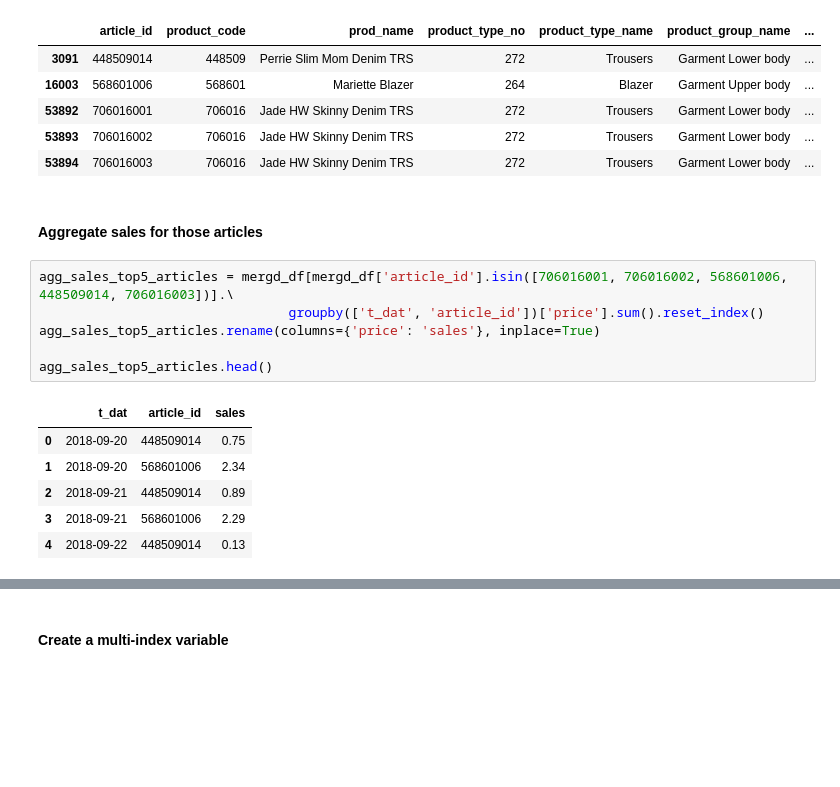
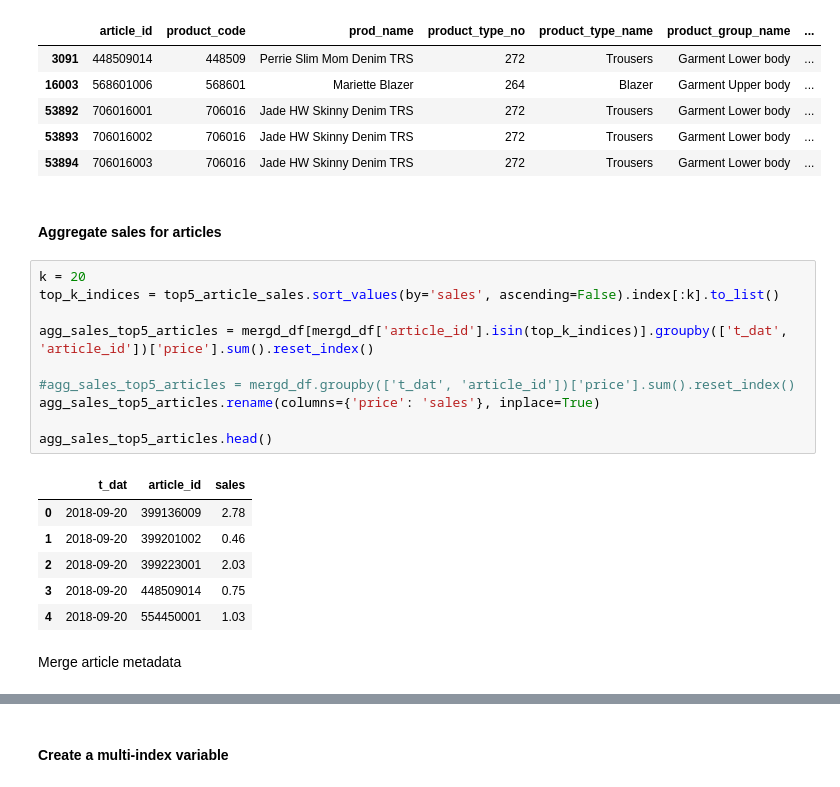
Before and after one commit to VishalRepos/personalized-fashion-recommendations, a Jupyter notebook: experiment/Chinthalanka/uom23dmmscg04-239375e-sales-forecasting.ipynb, the cells around one changed output, grey strips where cells are left out. Drawn from its saved outputs; the diff is of its cells as text; blank space fills up the shorter version.

```diff
--- a/experiment/Chinthalanka/uom23dmmscg04-239375e-sales-forecasting.ipynb
+++ b/experiment/Chinthalanka/uom23dmmscg04-239375e-sales-forecasting.ipynb
@@ -185,17 +185,23 @@ artcls_df[artcls_df['article_id'].isin([706016001, 706016002, 568601006, 4485090
 | 53893 | 706016002 | 706016 | Jade HW Skinny Denim TRS | 272 | Trousers | Garment Lower body | ... |
 | 53894 | 706016003 | 706016 | Jade HW Skinny Denim TRS | 272 | Trousers | Garment Lower body | ... |
 # %% [markdown]
-#### Aggregate sales for those articles
+#### Aggregate sales for articles
 # %%
-agg_sales_top5_articles = mergd_df[mergd_df['article_id'].isin([706016001, 706016002, 568601006, 448509014, 706016003])].\
-                                groupby(['t_dat', 'article_id'])['price'].sum().reset_index()
+k = 20
+top_k_indices = top5_article_sales.sort_values(by='sales', ascending=False).index[:k].to_list()
+
+agg_sales_top5_articles = mergd_df[mergd_df['article_id'].isin(top_k_indices)].groupby(['t_dat', 'article_id'])['price'].sum().reset_index()
+
+#agg_sales_top5_articles = mergd_df.groupby(['t_dat', 'article_id'])['price'].sum().reset_index()
 agg_sales_top5_articles.rename(columns={'price': 'sales'}, inplace=True)
 
 agg_sales_top5_articles.head()
 # %% [output]
 |  | t_dat | article_id | sales |
-| 0 | 2018-09-20 | 448509014 | 0.75 |
-| 1 | 2018-09-20 | 568601006 | 2.34 |
-| 2 | 2018-09-21 | 448509014 | 0.89 |
-| 3 | 2018-09-21 | 568601006 | 2.29 |
-| 4 | 2018-09-22 | 448509014 | 0.13 |
+| 0 | 2018-09-20 | 399136009 | 2.78 |
+| 1 | 2018-09-20 | 399201002 | 0.46 |
+| 2 | 2018-09-20 | 399223001 | 2.03 |
+| 3 | 2018-09-20 | 448509014 | 0.75 |
+| 4 | 2018-09-20 | 554450001 | 1.03 |
+# %% [markdown]
+Merge article metadata
```
Also changed, not shown: parts of 11 cells of this notebook.
